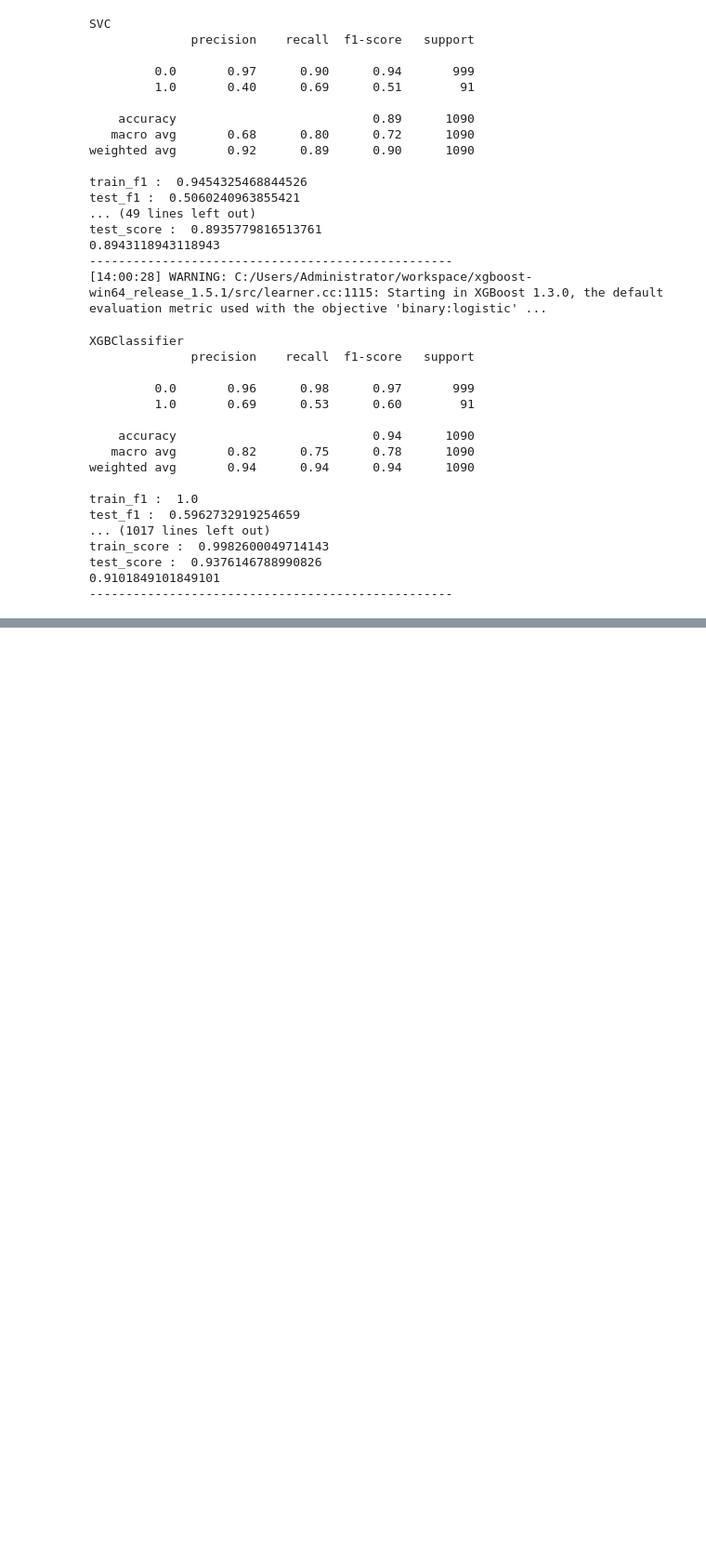
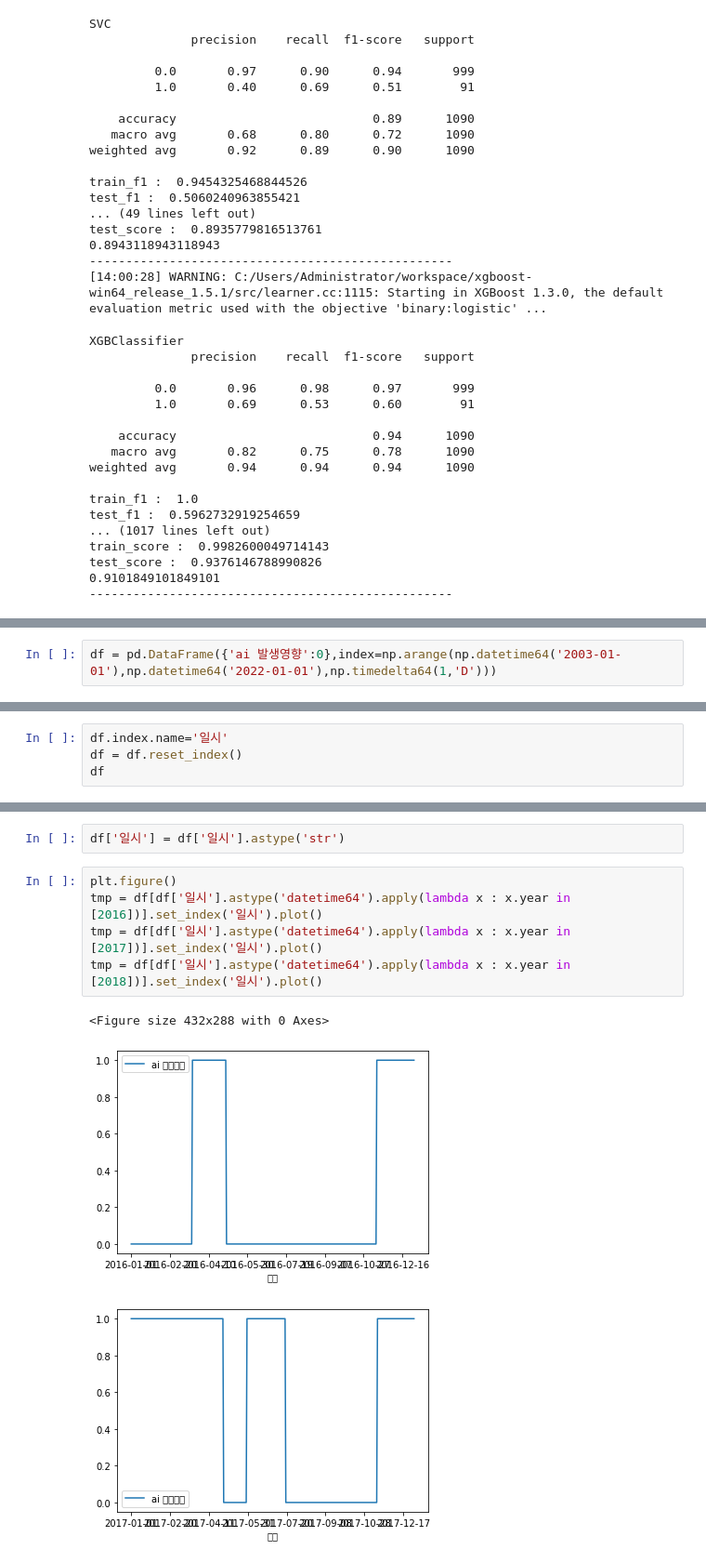
Before and after one commit to zeusryu0/kdt4_project, a Jupyter notebook: project2/code/AI모델돌리기_0311.ipynb, the cells around one changed output, grey strips where cells are left out. Shown: that part at 93% size. Drawn from its saved outputs; the diff is of its cells as text; blank space fills up the shorter version.

```diff
--- a/project2/code/AI모델돌리기_0311.ipynb
+++ b/project2/code/AI모델돌리기_0311.ipynb
@@ -625,0 +661,2 @@ test_score :  0.9376146788990826
+# %%
+df = pd.DataFrame({'ai 발생영향':0},index=np.arange(np.datetime64('2003-01-01'),np.datetime64('2022-01-01'),np.timedelta64(1,'D')))
@@ -625,0 +670,4 @@ test_score :  0.9376146788990826
+# %%
+df.index.name='일시'
+df = df.reset_index()
+df
@@ -625,0 +688,11 @@ test_score :  0.9376146788990826
+# %%
+df['일시'] = df['일시'].astype('str')
+# %%
+plt.figure()
+tmp = df[df['일시'].astype('datetime64').apply(lambda x : x.year in [2016])].set_index('일시').plot()
+tmp = df[df['일시'].astype('datetime64').apply(lambda x : x.year in [2017])].set_index('일시').plot()
+tmp = df[df['일시'].astype('datetime64').apply(lambda x : x.year in [2018])].set_index('일시').plot()
+# %% [output]
+<Figure size 432x288 with 0 Axes>
+[figure, added]
+[figure, added]
```
Also changed, not shown: parts of 32 cells of this notebook, 8 other files.
